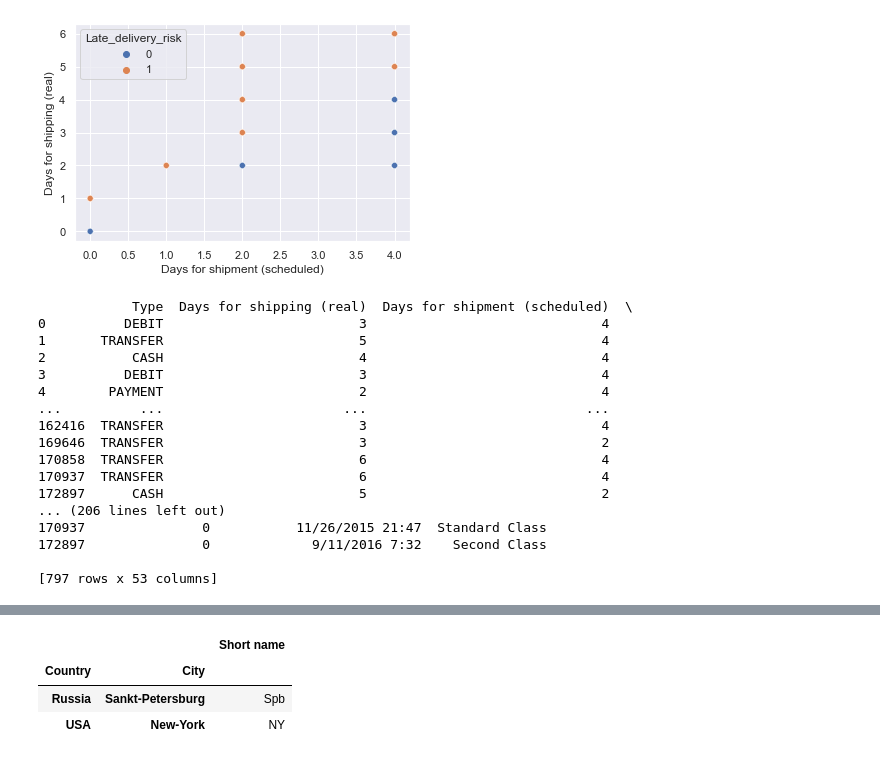
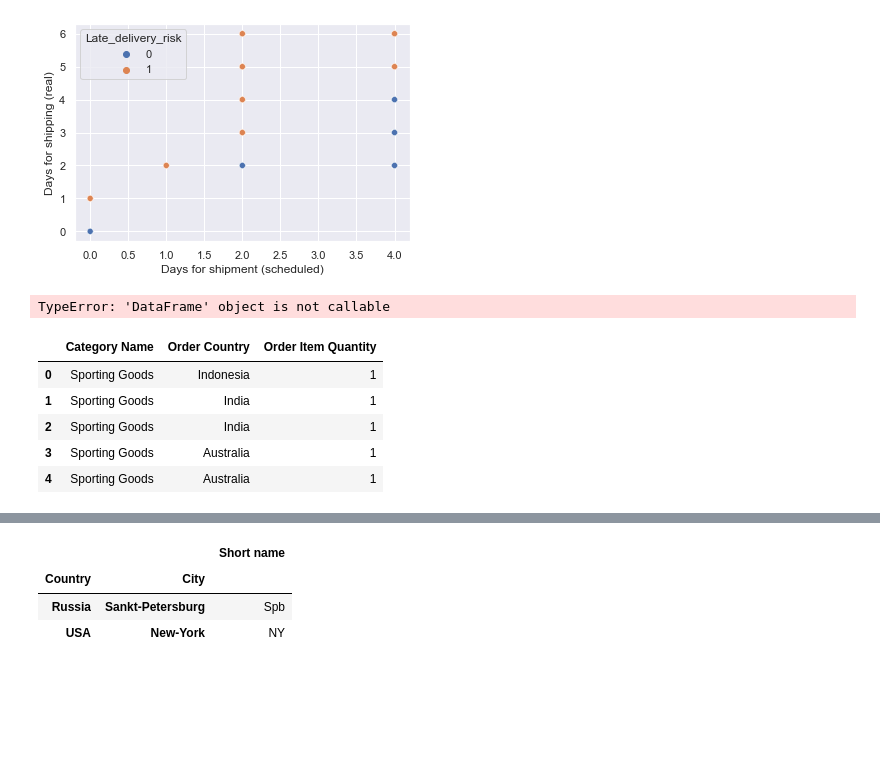
Before and after one commit to vishalsmak/supply-chain-orchestration, a Jupyter notebook: src/scm-notebook/scm_multi_model.ipynb, the cells around one changed output, grey strips where cells are left out. Drawn from its saved outputs; the diff is of its cells as text; code cells hidden in the pictures; blank space fills up the shorter version.

```diff
--- a/src/scm-notebook/scm_multi_model.ipynb
+++ b/src/scm-notebook/scm_multi_model.ipynb
@@ -98,25 +98,20 @@ department = dataset.groupby('Department Name')
 country = dataset.groupby('Order Country') # Grouping by country name
 
 
-print(country.head())
-cat_country = dataset.groupby(['Category Name', 'Order Country'])['Order Country'].count().reset_index(name="count")
+#print(country.head())
+cat_country = dataset(['Category Name', 'Order Country', 'Order Item Quantity'])
+#cat_country = dataset.groupby(['Category Name', 'Order Country'])['Order Country'].count().reset_index(name="count")
 #cat_country = dataset[['Category Name', 'Order Country']]
-#cat_country.head(300)
+cat_country.head()
 # %% [output]
-            Type  Days for shipping (real)  Days for shipment (scheduled)  \
-0          DEBIT                         3                              4
-1       TRANSFER                         5                              4
-2           CASH                         4                              4
-3          DEBIT                         3                              4
-4        PAYMENT                         2                              4
-...          ...                       ...                            ...
-162416  TRANSFER                         3                              4
-169646  TRANSFER                         3                              2
-170858  TRANSFER                         6                              4
-170937  TRANSFER                         6                              4
-172897      CASH                         5                              2
-... (206 lines left out)
-170937               0           11/26/2015 21:47  Standard Class
-172897               0             9/11/2016 7:32    Second Class
-
-[797 rows x 53 columns]
+TypeError: 'DataFrame' object is not callable
+# %%
+test_df = dataset[['Category Name', 'Order Country', 'Order Item Quantity']].copy()
+test_df.head()
+# %% [output]
+|  | Category Name | Order Country | Order Item Quantity |
+| 0 | Sporting Goods | Indonesia | 1 |
+| 1 | Sporting Goods | India | 1 |
+| 2 | Sporting Goods | India | 1 |
+| 3 | Sporting Goods | Australia | 1 |
+| 4 | Sporting Goods | Australia | 1 |
```
Also changed, not shown: parts of 6 cells of this notebook.
